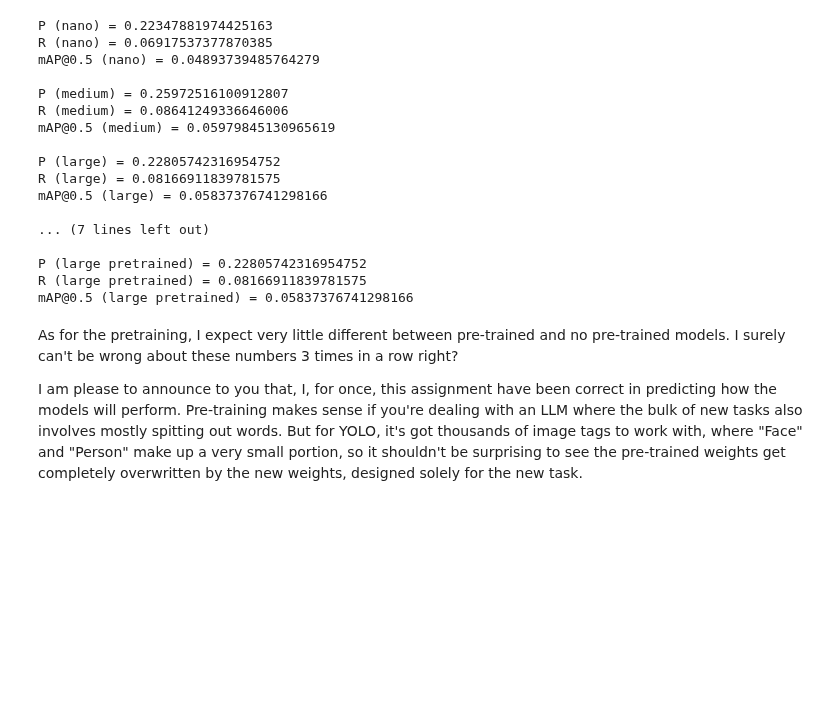
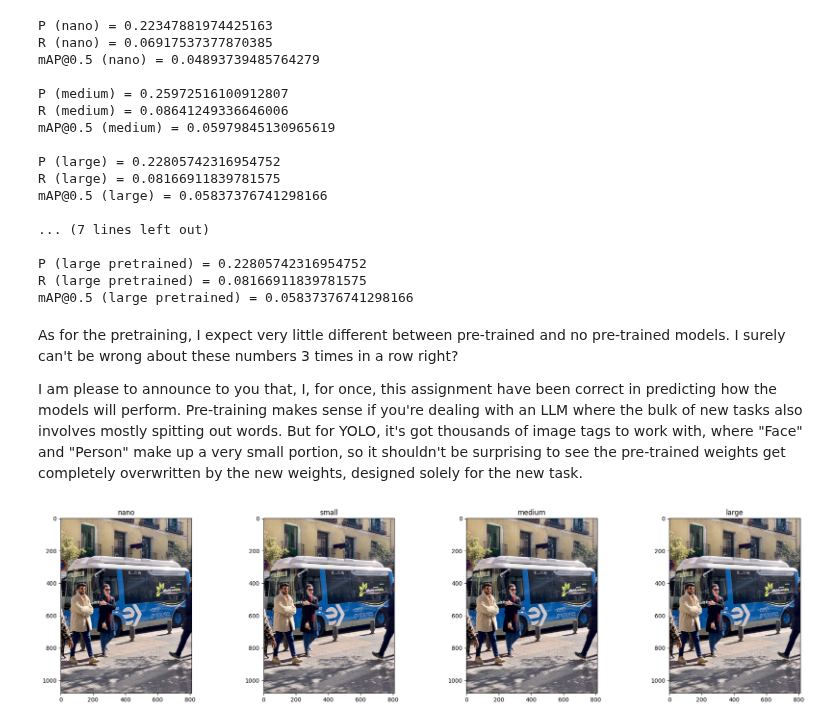
Before and after one commit to tresabhi/isu, a Jupyter notebook: me-280/homeworks/2/main.ipynb, the cells around one changed output. Drawn from its saved outputs; the diff is of its cells as text; code cells hidden in the pictures; blank space fills up the shorter version.

```diff
--- a/me-280/homeworks/2/main.ipynb
+++ b/me-280/homeworks/2/main.ipynb
@@ -231,6 +231,27 @@ def postmortem(report, name: str):
     print(f"P ({name}) =", report.results_dict["metrics/precision(B)"])
     print(f"R ({name}) =", report.results_dict["metrics/recall(B)"])
     print(f"mAP@0.5 ({name}) =", report.results_dict["metrics/mAP50(B)"], end="\n\n")
+
+
+def predict_many(dirs: list[str], titles: list[str]):
+    length = len(dirs)
+    fig, axes = plt.subplots(1, length, figsize=(length * 5, 5))
+
+    for i in range(length):
+        dir = dirs[i]
+        title = titles[i]
+
+        model = YOLO(f"./runs/detect/{dir}/weights/best.pt")
+        prediction = model.predict("../../perception/bus.jpg", verbose=False)
+
+        bgr = prediction[0].plot()
+        rgb = bgr[:, :, ::-1]
+
+        axes[i].imshow(rgb)
+        axes[i].set_title(title)
+
+    plt.tight_layout()
+    plt.show()
 # %%
 report_nano = train("yolo11n", 64, False)
 report_small = train("yolo11s", 64, False)
@@ -380,3 +401,9 @@ mAP@0.5 (large pretrained) = 0.05837376741298166
 As for the pretraining, I expect very little different between pre-trained and no pre-trained models. I surely can't be wrong about these numbers 3 times in a row right?
 
 I am please to announce to you that, I, for once, this assignment have been correct in predicting how the models will perform. Pre-training makes sense if you're dealing with an LLM where the bulk of new tasks also involves mostly spitting out words. But for YOLO, it's got thousands of image tags to work with, where "Face" and "Person" make up a very small portion, so it shouldn't be surprising to see the pre-trained weights get completely overwritten by the new weights, designed solely for the new task.
+# %%
+predict_many(
+    ["train", "train2", "train3", "train4"], ["nano", "small", "medium", "large"]
+)
+# %% [output]
+[figure, added]
```
Also changed, not shown: parts of 2 cells of this notebook.
